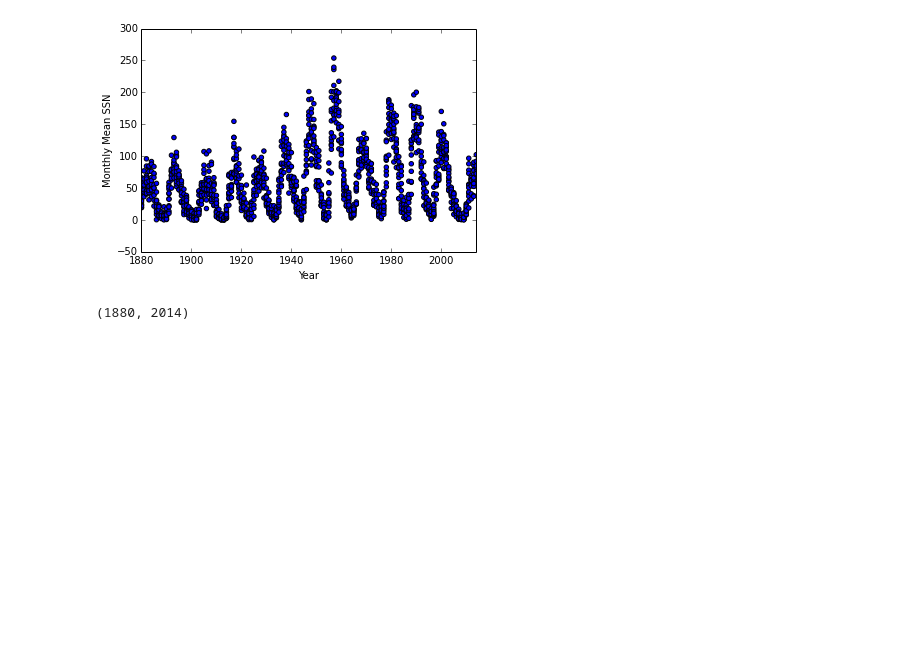
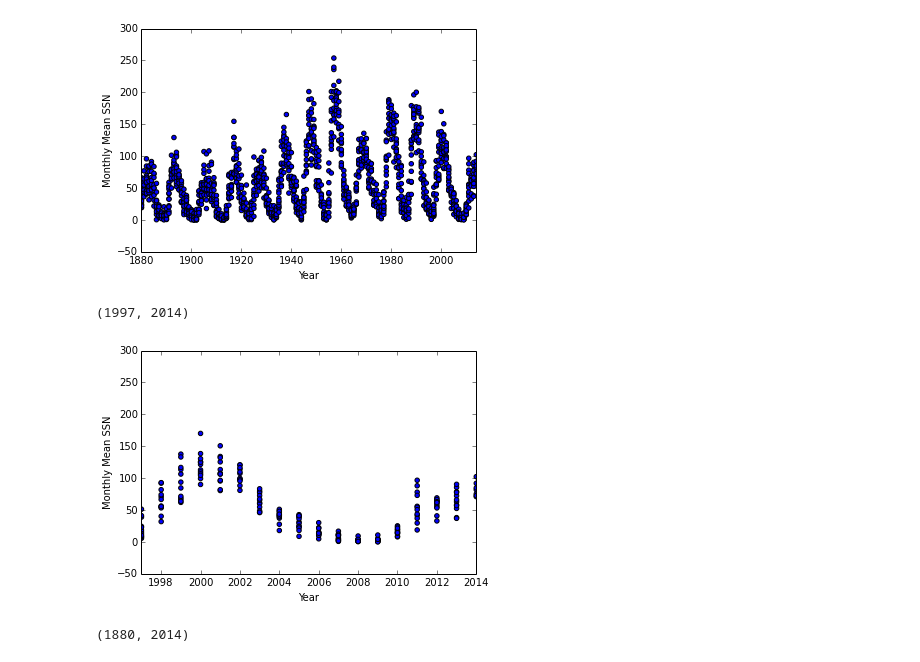
Before and after one commit to dinob0t/ga_project_final, a Jupyter notebook: cmes.ipynb, the cells around one changed output. Cells and saved outputs as stored; diff of their text form; code cells hidden in the pictures; blank space fills up the shorter version.

```diff
--- a/cmes.ipynb
+++ b/cmes.ipynb
@@ -118,6 +127,14 @@ plt.xlim((1880,2014))
 # %% [output]
 (1880, 2014)
 [figure]
+# %%
+plt.scatter(group_ym['year'].median(),group_ym['ssn'].mean().values)
+plt.xlabel('Year')
+plt.ylabel('Monthly Mean SSN')
+plt.xlim((1997,2014))
+# %% [output]
+(1997, 2014)
+[figure, added]
 # %%
 #####################################################################################
 # Import sun spot daily area data
```
Also changed, not shown: parts of 1 cell of this notebook, 42 other files.
